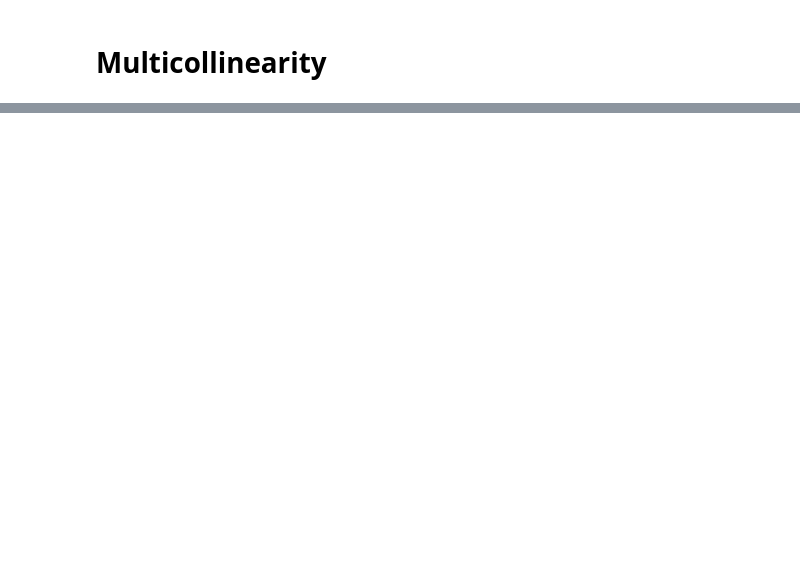
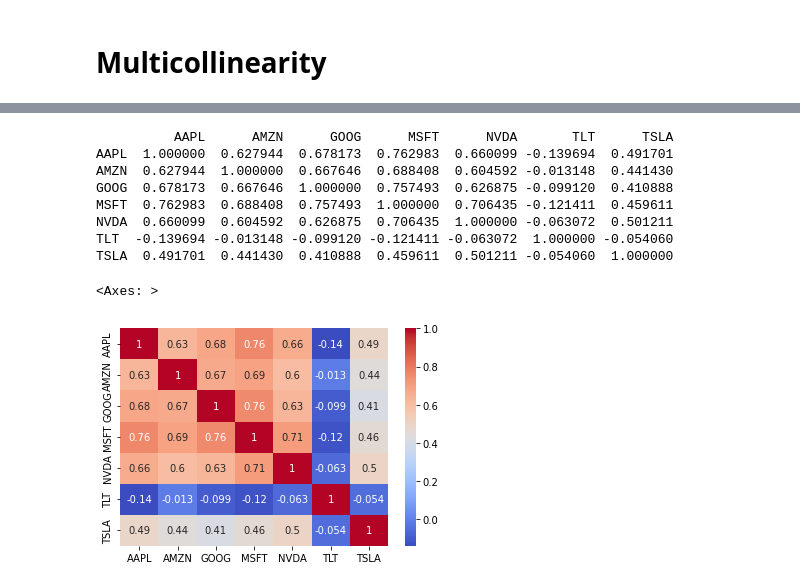
Before and after one commit to adevrent/wqu_mscfe, a Jupyter notebook: Financial Econometrics/GWP2/multicollinearity.ipynb, the cells around one changed output, grey strips where cells are left out. Drawn from its saved outputs; the diff is of its cells as text; code cells hidden in the pictures; blank space fills up the shorter version.

```diff
--- a/Financial Econometrics/GWP2/multicollinearity.ipynb
+++ b/Financial Econometrics/GWP2/multicollinearity.ipynb
@@ -202,0 +17,28 @@ plt.tight_layout()
+# %%
+# Libraries
+import datetime
+import yfinance as yf
+import pandas as pd
+import numpy as np
+import matplotlib.pyplot as plt
+import statsmodels.api as sm
+import statsmodels.formula.api as smf
+import seaborn as sns
+from statsmodels.stats.outliers_influence import variance_inflation_factor
+from sklearn import preprocessing
+from sklearn.decomposition import PCA
+
+# Download real world data where some of the exog variables are correlated
+# We will use AAPL, GOOG, MSFT, TLT, AMZN, NVDA as exogenous (predictor) variables
+# to fit a multivariate regression model to predict TSLA values as endogenous (dependent) variables
+# We will look at the data for the last 5 years
+end = datetime.datetime.now()
+timedelta = datetime.timedelta(5 * 365)  # last 5 years
+start = end - timedelta
+df_raw = yf.download(["AAPL", "GOOG", "MSFT", "TLT", "TSLA", "NVDA", "AMZN"], start, end)["Adj Close"]  # use adjusted close column
+
+# We'll use daily returns as the main dataframe for our model
+df = df_raw.pct_change()
+df = df.dropna()
+# Show first few rows of dataframe
+df.head()
@@ -202,0 +54,18 @@ plt.tight_layout()
+# %%
+# Look at the correlation matrix for exog variables
+exog_corr = df.iloc[:, :7].corr()
+# Print the exogenous correlation matrix
+print(exog_corr)
+# Plot the exogenous correlation matrix
+sns.heatmap(exog_corr, annot=True, cmap='coolwarm')
+# %% [output]
+          AAPL      AMZN      GOOG      MSFT      NVDA       TLT      TSLA
+AAPL  1.000000  0.627944  0.678173  0.762983  0.660099 -0.139694  0.491701
+AMZN  0.627944  1.000000  0.667646  0.688408  0.604592 -0.013148  0.441430
+GOOG  0.678173  0.667646  1.000000  0.757493  0.626875 -0.099120  0.410888
+MSFT  0.762983  0.688408  0.757493  1.000000  0.706435 -0.121411  0.459611
+NVDA  0.660099  0.604592  0.626875  0.706435  1.000000 -0.063072  0.501211
+TLT  -0.139694 -0.013148 -0.099120 -0.121411 -0.063072  1.000000 -0.054060
+TSLA  0.491701  0.441430  0.410888  0.459611  0.501211 -0.054060  1.000000
+<Axes: >
+[figure, added]
```
Also changed, not shown: parts of 35 cells of this notebook, 1 other file.
